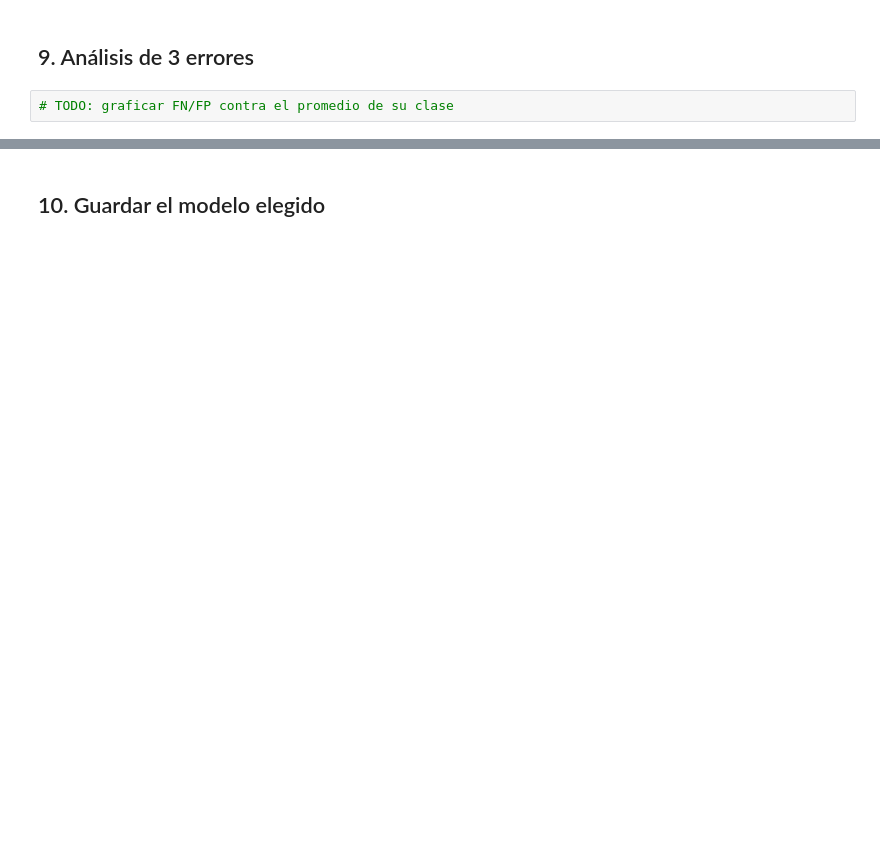
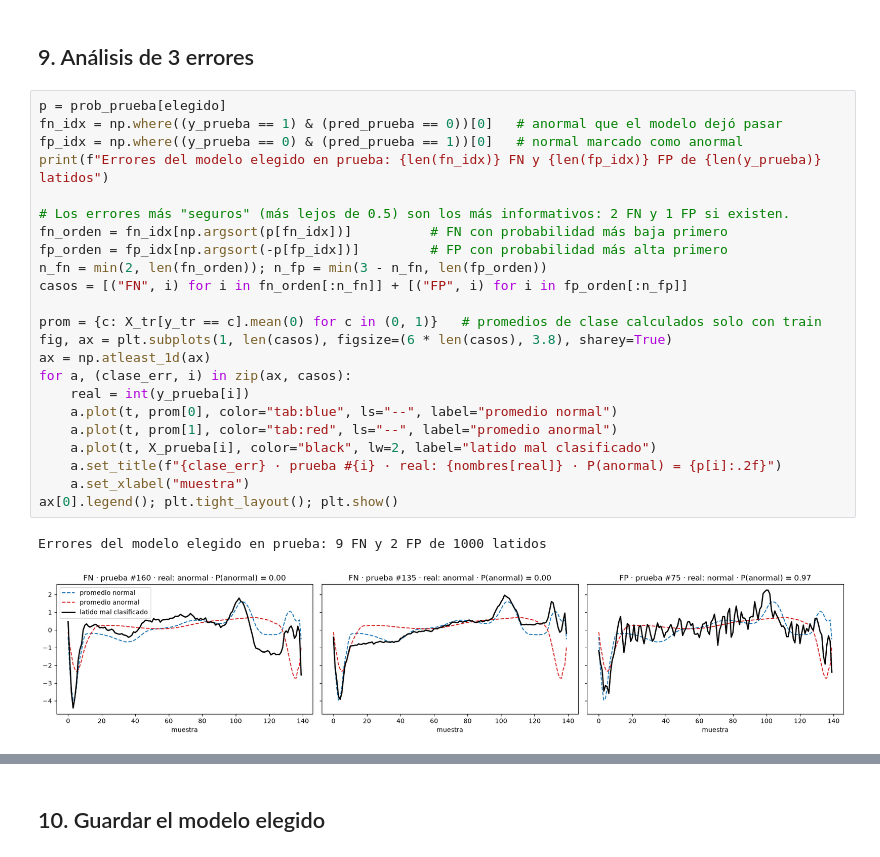
Before and after one commit to LuisPablo54/aa3-examen-p2-equipo-LuisFranMares, a Jupyter notebook: ecg/DEV_ecg.ipynb, the cells around one changed output, grey strips where cells are left out. Cells and saved outputs as stored; diff of their text form; blank space fills up the shorter version.

```diff
--- a/ecg/DEV_ecg.ipynb
+++ b/ecg/DEV_ecg.ipynb
@@ -72,4 +248,28 @@ MLP, Conv1D, GRU/LSTM. EarlyStopping sobre `val_loss`. Elegir con validación.
 # %% [markdown]
 ## 9. Análisis de 3 errores
-# %%
-# TODO: graficar FN/FP contra el promedio de su clase
+# %%
+p = prob_prueba[elegido]
+fn_idx = np.where((y_prueba == 1) & (pred_prueba == 0))[0]   # anormal que el modelo dejó pasar
+fp_idx = np.where((y_prueba == 0) & (pred_prueba == 1))[0]   # normal marcado como anormal
+print(f"Errores del modelo elegido en prueba: {len(fn_idx)} FN y {len(fp_idx)} FP de {len(y_prueba)} latidos")
+
+# Los errores más "seguros" (más lejos de 0.5) son los más informativos: 2 FN y 1 FP si existen.
+fn_orden = fn_idx[np.argsort(p[fn_idx])]          # FN con probabilidad más baja primero
+fp_orden = fp_idx[np.argsort(-p[fp_idx])]         # FP con probabilidad más alta primero
+n_fn = min(2, len(fn_orden)); n_fp = min(3 - n_fn, len(fp_orden))
+casos = [("FN", i) for i in fn_orden[:n_fn]] + [("FP", i) for i in fp_orden[:n_fp]]
+
+prom = {c: X_tr[y_tr == c].mean(0) for c in (0, 1)}   # promedios de clase calculados solo con train
+fig, ax = plt.subplots(1, len(casos), figsize=(6 * len(casos), 3.8), sharey=True)
+ax = np.atleast_1d(ax)
+for a, (clase_err, i) in zip(ax, casos):
+    real = int(y_prueba[i])
+    a.plot(t, prom[0], color="tab:blue", ls="--", label="promedio normal")
+    a.plot(t, prom[1], color="tab:red", ls="--", label="promedio anormal")
+    a.plot(t, X_prueba[i], color="black", lw=2, label="latido mal clasificado")
+    a.set_title(f"{clase_err} · prueba #{i} · real: {nombres[real]} · P(anormal) = {p[i]:.2f}")
+    a.set_xlabel("muestra")
+ax[0].legend(); plt.tight_layout(); plt.show()
+# %% [output]
+Errores del modelo elegido en prueba: 9 FN y 2 FP de 1000 latidos
+[figure, added]
```
Also changed, not shown: parts of 24 cells of this notebook.
